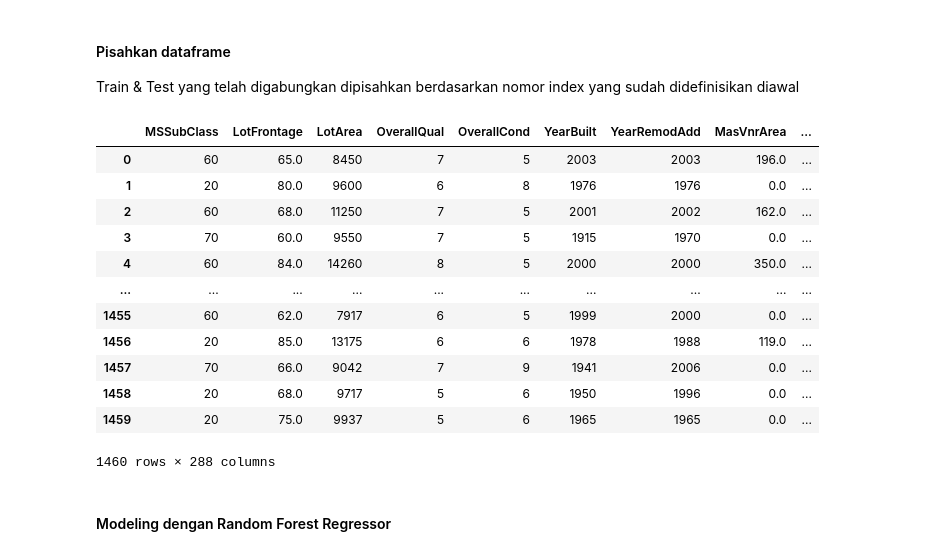
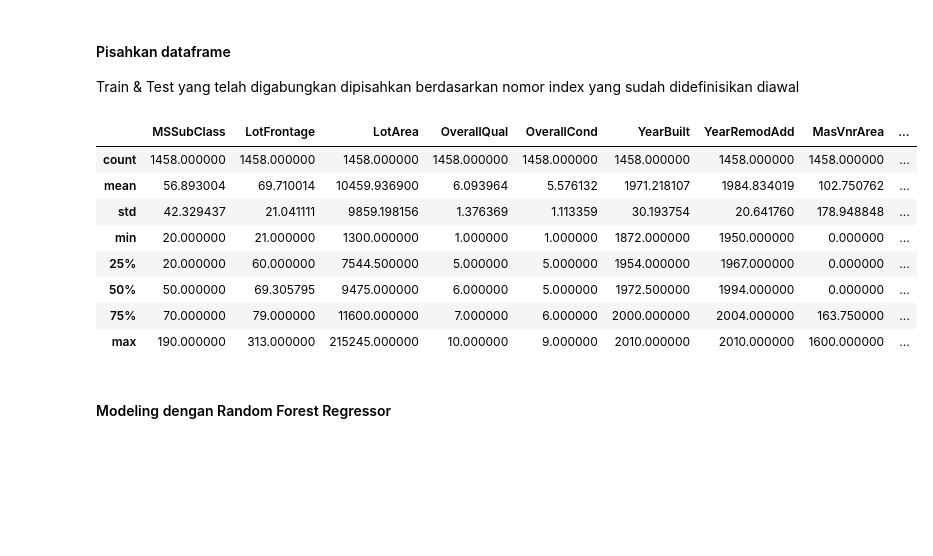
Before and after one commit to rudestewing/AIForIndonesiaBootcamp_CV, a Jupyter notebook: WeeklyAssesment/WeeklyAssessment-1/Housing_calculation.ipynb, the cells around one changed output. Saved outputs shown, nothing was run; the diff lists cells and outputs as text; code cells hidden in the pictures; blank space fills up the shorter version.

```diff
--- a/WeeklyAssesment/WeeklyAssessment-1/Housing_calculation.ipynb
+++ b/WeeklyAssesment/WeeklyAssessment-1/Housing_calculation.ipynb
@@ -178,3 +178,21 @@ SaleCondition_Alloca               0      bool
 SaleCondition_Family               0      bool
 SaleCondition_Normal               0      bool
 SaleCondition_Partial              0      bool
+# %%
+import seaborn as sns
+
+column = 'GrLivArea'
+targetColumns = 'SalePrice'
+plt.figure(figsize=(8, 6))
+sns.scatterplot(x=df[column], y=df[targetColumns], color='blue')
+plt.title(f'Scatter Plot: {column} vs. {targetColumns}')
+plt.xlabel(column)
+plt.ylabel(targetColumns)
+plt.show()
+
+outlierDf = df[(df['GrLivArea'] > 4500) & (df['SalePrice'] < 300000)]
+outlierDf
+
+outlierIndicies = outlierDf.index
+print(outlierDf)
+print(outlierIndicies)
@@ -182,32 +219,30 @@ SaleCondition_Partial              0      bool
 #### Pisahkan dataframe
 Train & Test yang telah digabungkan dipisahkan berdasarkan nomor index yang sudah didefinisikan diawal
 # %%
+
 # separate Train and Test DataFrames
 dfTrain = dfConverted.loc[:INDEXES['train']['end']]
 dfTest = dfConverted.loc[INDEXES['test']['start']:INDEXES['test']['end']]
 
 # get X and Y train
 X_train = dfTrain.drop(columns=('SalePrice'), axis=1)
 y_train = dfTrain['SalePrice']
 
 # get X Test
 X_test = dfTest.drop(columns=('SalePrice'), axis=1)
 
-dfTrain
+dfTrain = dfTrain.drop(outlierIndicies)
+dfTrain.describe()
 # %% [output]
 |  | MSSubClass | LotFrontage | LotArea | OverallQual | OverallCond | YearBuilt | YearRemodAdd | MasVnrArea | ... |
-| 0 | 60 | 65.0 | 8450 | 7 | 5 | 2003 | 2003 | 196.0 | ... |
-| 1 | 20 | 80.0 | 9600 | 6 | 8 | 1976 | 1976 | 0.0 | ... |
-| 2 | 60 | 68.0 | 11250 | 7 | 5 | 2001 | 2002 | 162.0 | ... |
-| 3 | 70 | 60.0 | 9550 | 7 | 5 | 1915 | 1970 | 0.0 | ... |
-| 4 | 60 | 84.0 | 14260 | 8 | 5 | 2000 | 2000 | 350.0 | ... |
-| ... | ... | ... | ... | ... | ... | ... | ... | ... | ... |
-| 1455 | 60 | 62.0 | 7917 | 6 | 5 | 1999 | 2000 | 0.0 | ... |
-| 1456 | 20 | 85.0 | 13175 | 6 | 6 | 1978 | 1988 | 119.0 | ... |
-| 1457 | 70 | 66.0 | 9042 | 7 | 9 | 1941 | 2006 | 0.0 | ... |
-| 1458 | 20 | 68.0 | 9717 | 5 | 6 | 1950 | 1996 | 0.0 | ... |
-| 1459 | 20 | 75.0 | 9937 | 5 | 6 | 1965 | 1965 | 0.0 | ... |
+| count | 1458.000000 | 1458.000000 | 1458.000000 | 1458.000000 | 1458.000000 | 1458.000000 | 1458.000000 | 1458.000000 | ... |
+| mean | 56.893004 | 69.710014 | 10459.936900 | 6.093964 | 5.576132 | 1971.218107 | 1984.834019 | 102.750762 | ... |
+| std | 42.329437 | 21.041111 | 9859.198156 | 1.376369 | 1.113359 | 30.193754 | 20.641760 | 178.948848 | ... |
+| min | 20.000000 | 21.000000 | 1300.000000 | 1.000000 | 1.000000 | 1872.000000 | 1950.000000 | 0.000000 | ... |
+| 25% | 20.000000 | 60.000000 | 7544.500000 | 5.000000 | 5.000000 | 1954.000000 | 1967.000000 | 0.000000 | ... |
+| 50% | 50.000000 | 69.305795 | 9475.000000 | 6.000000 | 5.000000 | 1972.500000 | 1994.000000 | 0.000000 | ... |
+| 75% | 70.000000 | 79.000000 | 11600.000000 | 7.000000 | 6.000000 | 2000.000000 | 2004.000000 | 163.750000 | ... |
+| max | 190.000000 | 313.000000 | 215245.000000 | 10.000000 | 9.000000 | 2010.000000 | 2010.000000 | 1600.000000 | ... |
-1460 rows × 288 columns
 # %% [markdown]
 #### Modeling dengan Random Forest Regressor
 # %%
```
Also changed, not shown: parts of 5 cells of this notebook.
